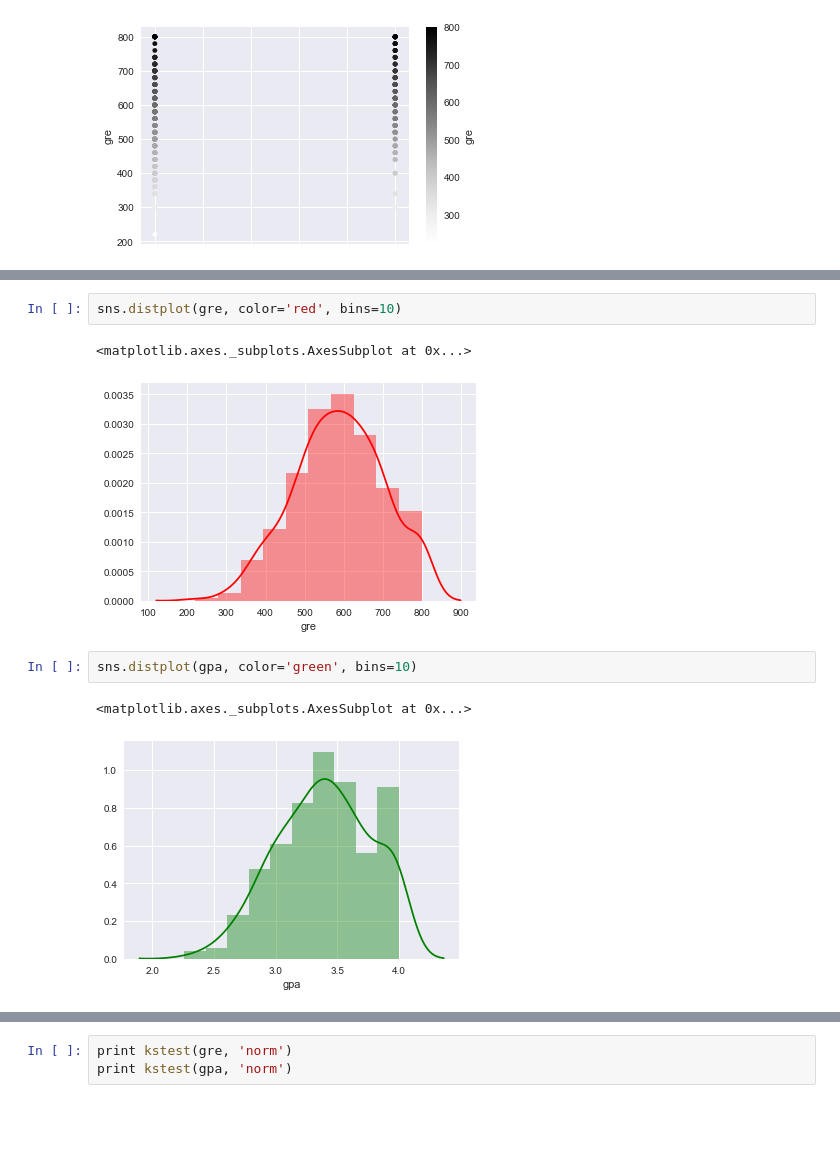
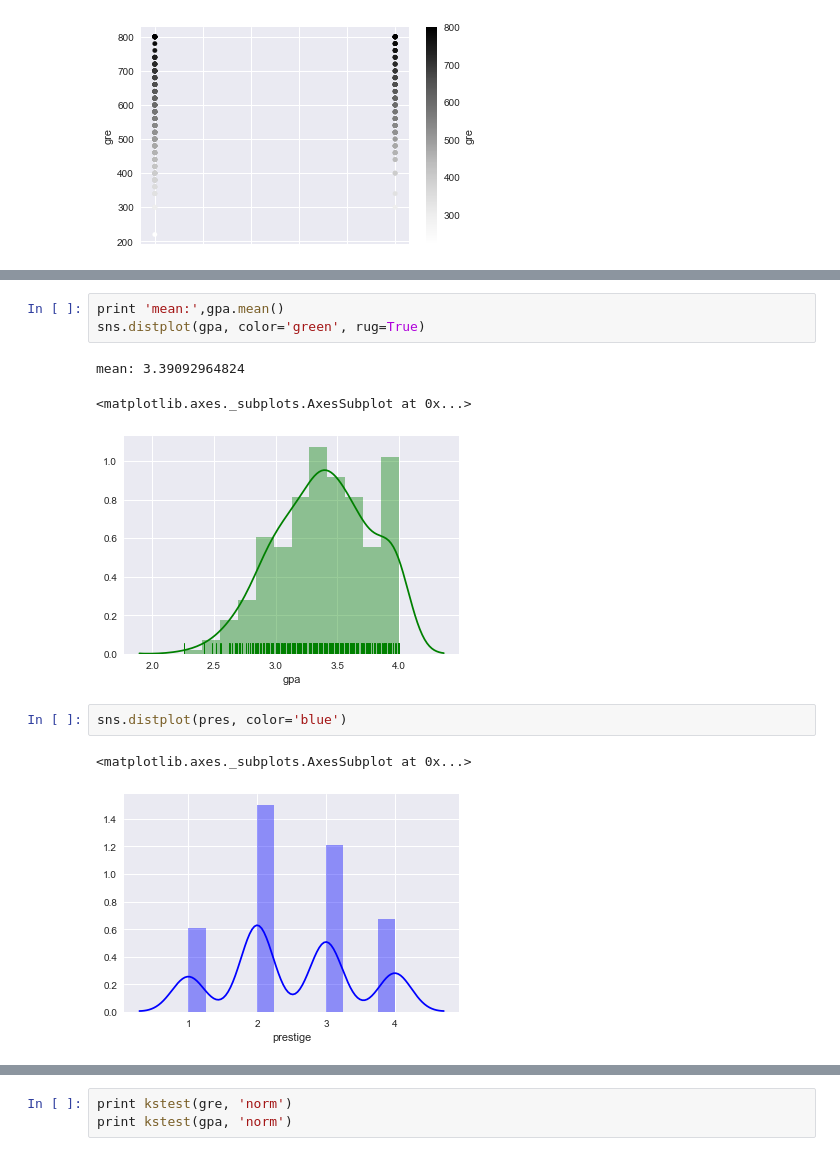
Before and after one commit to cherihung/datasci-18, a Jupyter notebook: class-projects/project-1/assets/project1-admissions-trial.ipynb, the cells around one changed output, grey strips where cells are left out. Saved outputs shown, nothing was run; the diff lists cells and outputs as text; blank space fills up the shorter version.

```diff
--- a/class-projects/project-1/assets/project1-admissions-trial.ipynb
+++ b/class-projects/project-1/assets/project1-admissions-trial.ipynb
@@ -156,10 +179,12 @@ Index: []
+# %%
+print 'mean:',gpa.mean()
+sns.distplot(gpa, color='green', rug=True)
+# %% [output]
+mean: 3.39092964824
+<matplotlib.axes._subplots.AxesSubplot at 0x...>
+[figure, added]
 # %%
-sns.distplot(gre, color='red', bins=10)
+sns.distplot(pres, color='blue')
 # %% [output]
 <matplotlib.axes._subplots.AxesSubplot at 0x...>
-[figure, old version]
+[figure, new version]
-# %%
-sns.distplot(gpa, color='green', bins=10)
-# %% [output]
-<matplotlib.axes._subplots.AxesSubplot at 0x...>
-[figure, removed]
```
Also changed, not shown: parts of 12 cells of this notebook.
